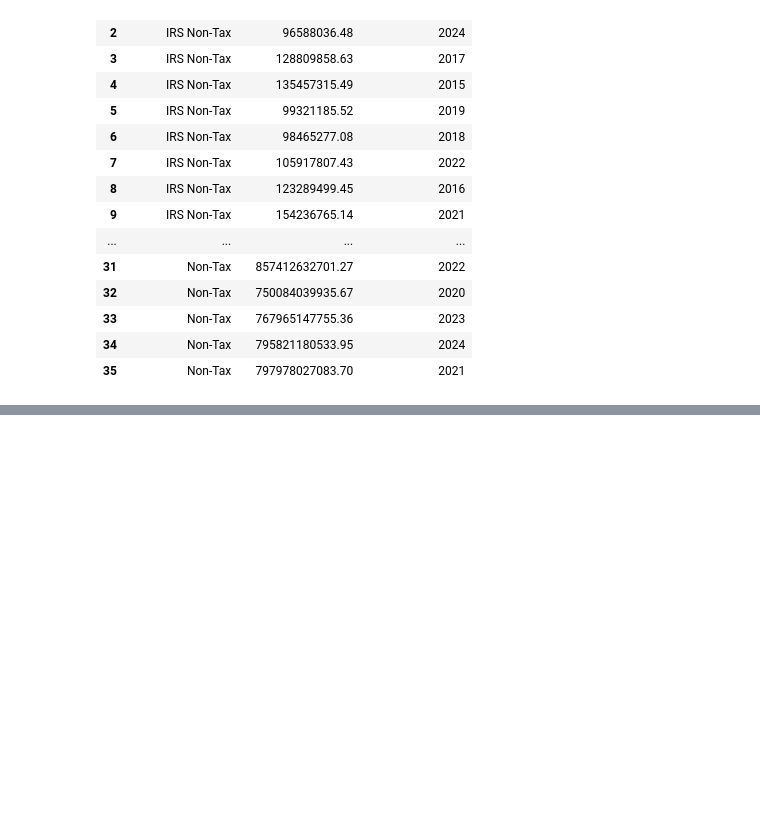
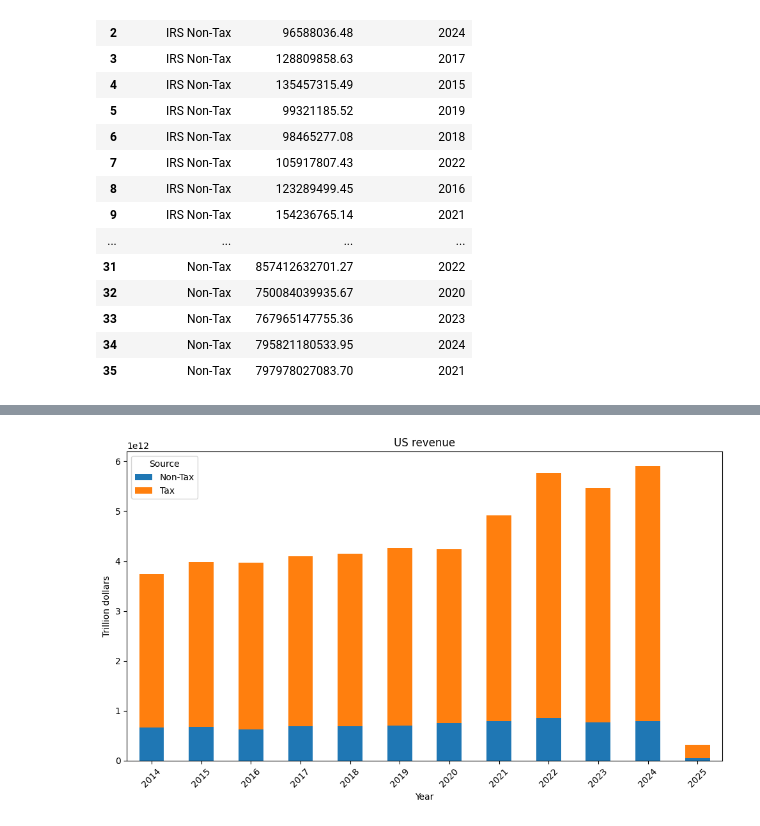
Before and after one commit to valkhan13/US_Finance, a Jupyter notebook: US_revenues_API.ipynb, the cells around one changed output, grey strips where cells are left out. Drawn from its saved outputs; the diff is of its cells as text; code cells hidden in the pictures; blank space fills up the shorter version.

```diff
--- a/US_revenues_API.ipynb
+++ b/US_revenues_API.ipynb
@@ -88,0 +58,8 @@ plt.show()
+# %%
+revenue.rename(columns={'tax_category_desc': 'source', 'net_collections_amt':'amount', 'record_fiscal_year': 'year'}, inplace=True)
+# %%
+revenue['source'] = revenue['source'].str.replace('IRS Non-Tax', 'Non-Tax')
+# %%
+revenue['source'] = revenue['source'].str.replace('IRS Tax', 'Tax')
+# %%
+revenue['amount'] = pd.to_numeric(revenue['amount'])
@@ -88,0 +86,41 @@ plt.show()
+# %%
+import matplotlib.pyplot as plt
+
+
+# Group data by 'year' and 'source' and sum the 'amount'
+revenue_grouped = revenue.groupby(['year', 'source'])['amount'].sum().unstack(fill_value=0)
+
+# Plotting a stacked bar chart
+revenue_grouped.plot(kind='bar', stacked=True, color=['#1f77b4', '#ff7f0e'], figsize=(10, 6))
+
+# Adding labels and title
+plt.title("US revenue")
+plt.xlabel("Year")
+plt.ylabel("Trillion dollars")
+plt.legend(title='Source')
+plt.xticks(rotation=45)
+plt.tight_layout()  # Adjust layout for readability
+
+# Add line connecting bars and display numbers
+for i, bar in enumerate(ax.patches):
+    height = bar.get_height()
+    width = bar.get_width()
+    x = bar.get_x() + width / 2  # Center of the bar
+    y = bar.get_y() + height  # Top of the bar
+
+    # Display numbers in trillions with 2 decimal places
+    label_text = f'{height / 1e12:.2f}T'
+
+    ax.text(x, y, label_text, ha='center', va='bottom')
+
+    # Connect bars with a line
+    if i > 0 and i % len(revenue_grouped.columns) != 0:
+        prev_bar = ax.patches[i - 1]
+        prev_x = prev_bar.get_x() + prev_bar.get_width() / 2
+        prev_y = prev_bar.get_y() + prev_bar.get_height()
+        ax.plot([prev_x, x], [prev_y, y], color='black', linewidth=1)
+
+# Show the plot
+plt.show()
+# %% [output]
+[figure, added]
```
Also changed, not shown: parts of 3 cells of this notebook.
